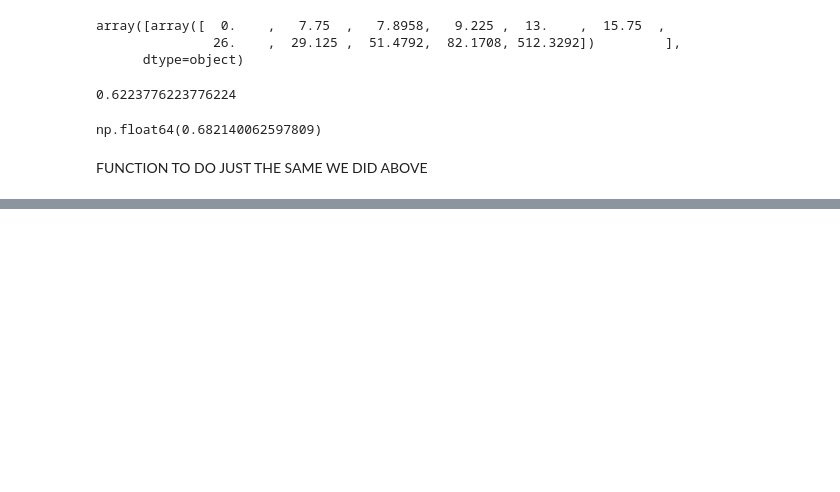
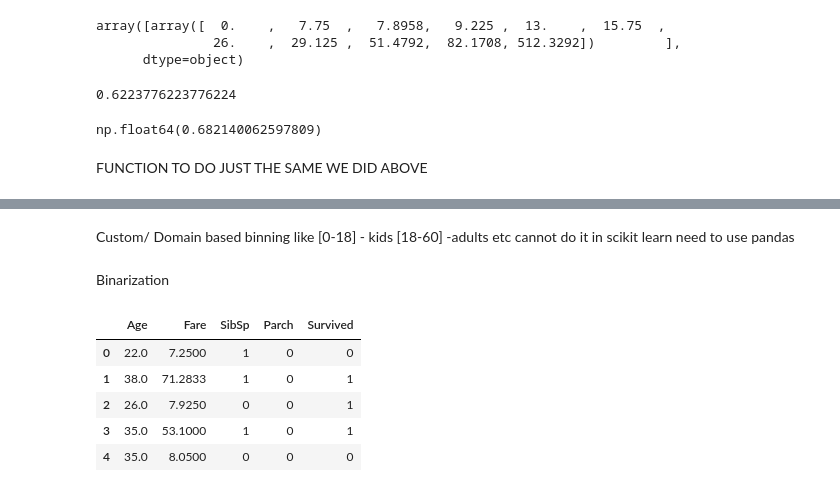
Before and after one commit to Grt-404/Archive, a Jupyter notebook: Binning&Binarization.ipynb, the cells around one changed output, grey strips where cells are left out. Drawn from its saved outputs; the diff is of its cells as text; code cells hidden in the pictures; blank space fills up the shorter version.

```diff
--- a/Binning&Binarization.ipynb
+++ b/Binning&Binarization.ipynb
@@ -142,2 +142,10 @@ discretize(20, 'quantile')
 [figure]
 [figure]
+# %% [markdown]
+Custom/ Domain based binning
+like [0-18] - kids
+[18-60] -adults
+etc
+cannot do it in scikit learn need to use pandas
+# %% [markdown]
+Binarization
@@ -143,0 +166,11 @@ discretize(20, 'quantile')
+# %%
+df = pd.read_csv('titanic.csv')[['Age','Fare','SibSp','Parch','Survived']]
+df.dropna(inplace=True)
+df.head()
+# %% [output]
+|  | Age | Fare | SibSp | Parch | Survived |
+| 0 | 22.0 | 7.2500 | 1 | 0 | 0 |
+| 1 | 38.0 | 71.2833 | 1 | 0 | 1 |
+| 2 | 26.0 | 7.9250 | 0 | 0 | 1 |
+| 3 | 35.0 | 53.1000 | 1 | 0 | 1 |
+| 4 | 35.0 | 8.0500 | 0 | 0 | 0 |
```
Also changed, not shown: parts of 12 cells of this notebook.
